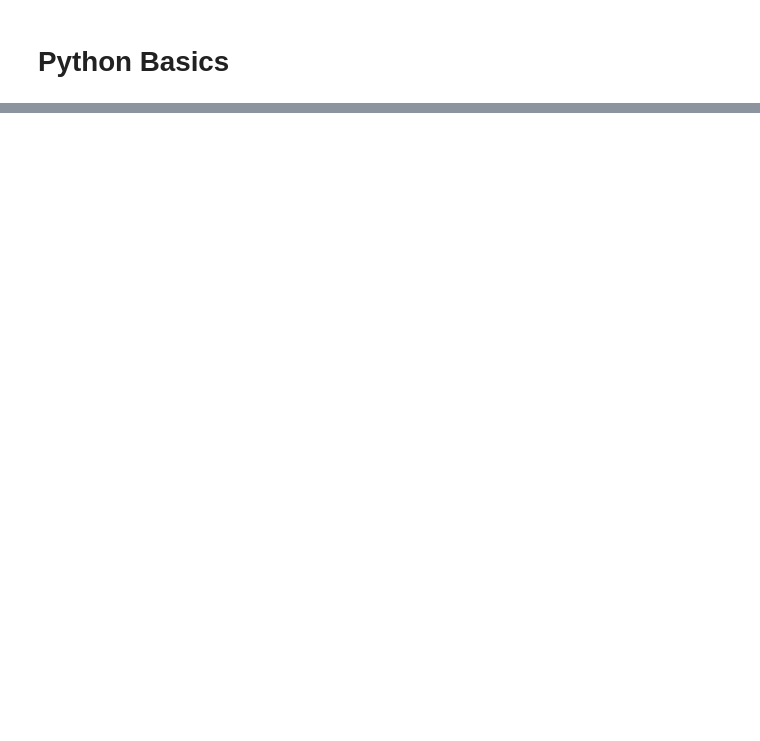
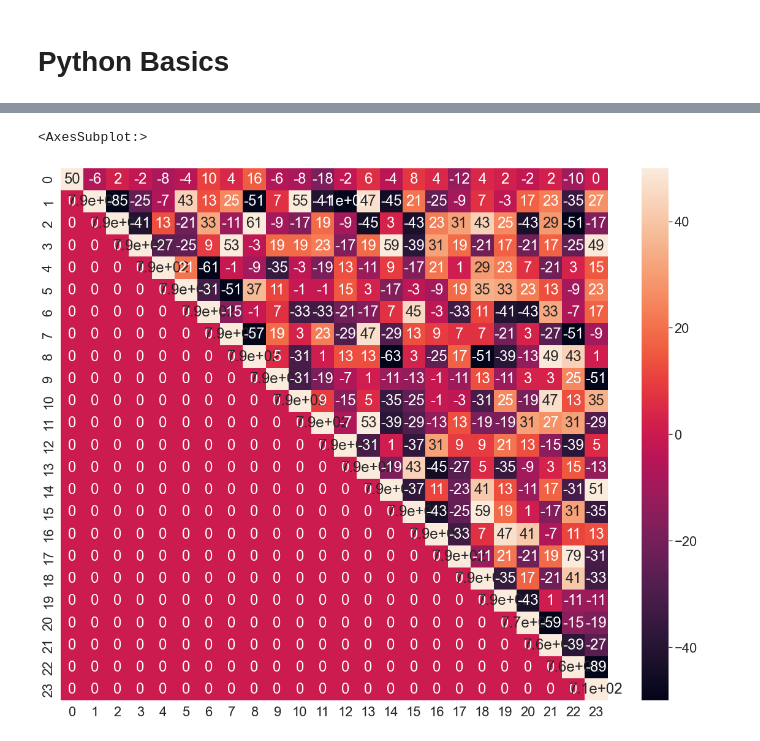
Before and after one commit to alint77/Candles-ProbCheck, a Jupyter notebook: PropCheck.ipynb, the cells around one changed output, grey strips where cells are left out. Cells and saved outputs as stored; diff of their text form; code cells hidden in the pictures; blank space fills up the shorter version.

```diff
--- a/PropCheck.ipynb
+++ b/PropCheck.ipynb
@@ -35,16 +36,16 @@ uniqueDays = pd.DataFrame(uniqueDays)
 uniqueDaysCount=uniqueDays.shape[0]
 
 
-newDF = pd.DataFrame(columns=['<DATE>','<TIME>','<OPEN>','<CLOSE>','<ISGREEN>','<SIZE>','<VOLATILITY>'])
+newDF = pd.DataFrame(columns=['<DATE>','<TIME>'])
 
 
 
 
 for i in range(uniqueDaysCount):
 
-    if(i%120==0):
-        print((int(i/uniqueDaysCount*10000))/100 , '%')
+    if(i%(uniqueDaysCount//10)==0):
+        print((int((i)/uniqueDaysCount*10000))/100 , '%')
     for j in range(CandlesInDay):
-        newDF.loc[(i*CandlesInDay)+j]=[uniqueDays.iloc[i][0],candleToTime(j),0,0,0,0,0]
+        newDF.loc[(i*CandlesInDay)+j]=[uniqueDays.iloc[i][0],candleToTime(j)]
 # %% [output]
 0.0 %
@@ -121,4 +140,11 @@ final = np.sum(ansVector, axis=0)
 countFinal = np.sum(countVector, axis=0)
 # final-=len(days)//2
 # plt.imshow(final)
+# %%
+plt.figure(figsize=(20,16))
+sns.set(font_scale=2)
+sns.heatmap(final,annot=True,vmax=50,vmin=-50)
+# %% [output]
+<AxesSubplot:>
+[figure, added]
 # %%
```
Also changed, not shown: parts of 10 cells of this notebook, 1 other file.
